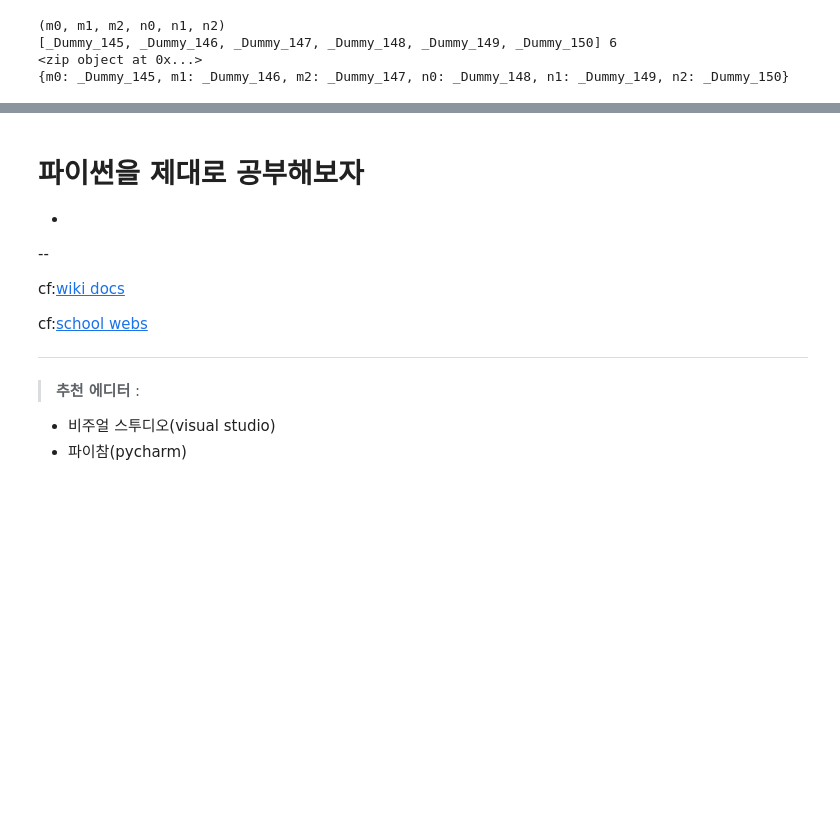
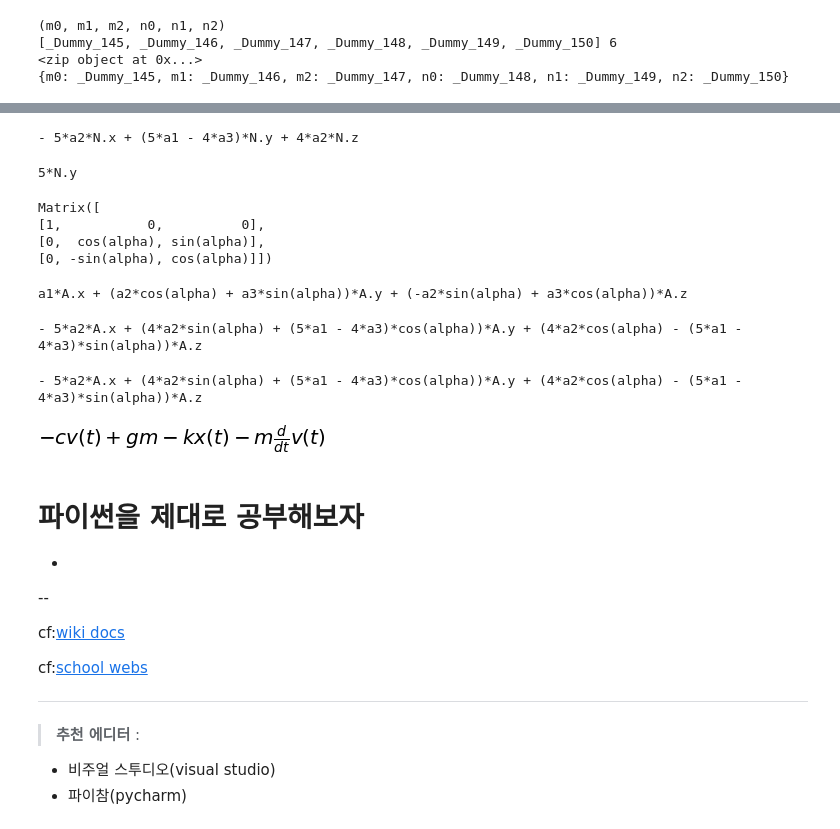
Before and after one commit to Dcal-dev/For-Study, a Jupyter notebook: For_Study_Dynamics.ipynb, the cells around one changed output, grey strips where cells are left out. Saved outputs shown, nothing was run; the diff lists cells and outputs as text; code cells hidden in the pictures; blank space fills up the shorter version.

```diff
--- a/For_Study_Dynamics.ipynb
+++ b/For_Study_Dynamics.ipynb
@@ -1648,0 +1654,37 @@ KeyError: 0
+# %%
+from sympy import symbols
+from sympy.physics.mechanics import *
+N=mechanics.ReferenceFrame('N')
+#dir(N)
+
+a1,a2,a3= symbols('a1 a2 a3')
+w=a1*N.x+a2*N.y+a3*N.z
+n=4*N.x+5*N.z
+
+mechanics.dot(n,w)
+z=mechanics.cross(n,w)
+print(z)
+z.diff(a1,N)
+# %% [output]
+- 5*a2*N.x + (5*a1 - 4*a3)*N.y + 4*a2*N.z
+5*N.y
+# %%
+A=ReferenceFrame('A')
+alpha=symbols('alpha')
+A.orient(N,'axis',[alpha,N.x])
+A.dcm(N)
+# %% [output]
+Matrix([
+[1,           0,          0],
+[0,  cos(alpha), sin(alpha)],
+[0, -sin(alpha), cos(alpha)]])
+# %%
+w.express(A)
+# %% [output]
+a1*A.x + (a2*cos(alpha) + a3*sin(alpha))*A.y + (-a2*sin(alpha) + a3*cos(alpha))*A.z
+# %%
+print(z.express(A))
+z.express(A,variables=True)
+# %% [output]
+- 5*a2*A.x + (4*a2*sin(alpha) + (5*a1 - 4*a3)*cos(alpha))*A.y + (4*a2*cos(alpha) - (5*a1 - 4*a3)*sin(alpha))*A.z
+- 5*a2*A.x + (4*a2*sin(alpha) + (5*a1 - 4*a3)*cos(alpha))*A.y + (4*a2*cos(alpha) - (5*a1 - 4*a3)*sin(alpha))*A.z
@@ -1649,3 +1694,27 @@ KeyError: 0
+# %%
+import sympy as sym
+import sympy.physics.mechanics as me
+
+
+x, v = me.dynamicsymbols('x v')
+m, c, k, g, t = sym.symbols('m c k g t')
+ceiling = me.ReferenceFrame('C')
+o = me.Point('o')
+p = me.Point('p')
+o.set_vel(ceiling, 0)
+p.set_pos(o, x * ceiling.x)
+p.set_vel(ceiling, v * ceiling.x)
+
+damping = -c * p.vel(ceiling)
+stiffness = -k * p.pos_from(o)
+gravity = m * g * ceiling.x
+forces = damping + stiffness + gravity
+forces
+zero = me.dot(forces - m * p.acc(ceiling), ceiling.x)
+sym.init_printing(pretty_print=True)
+zero
+# %% [output]
+[figure, added]
 # %% [markdown]
 # 파이썬을 제대로 공부해보자
 
```
Also changed, not shown: parts of 3 cells of this notebook.
